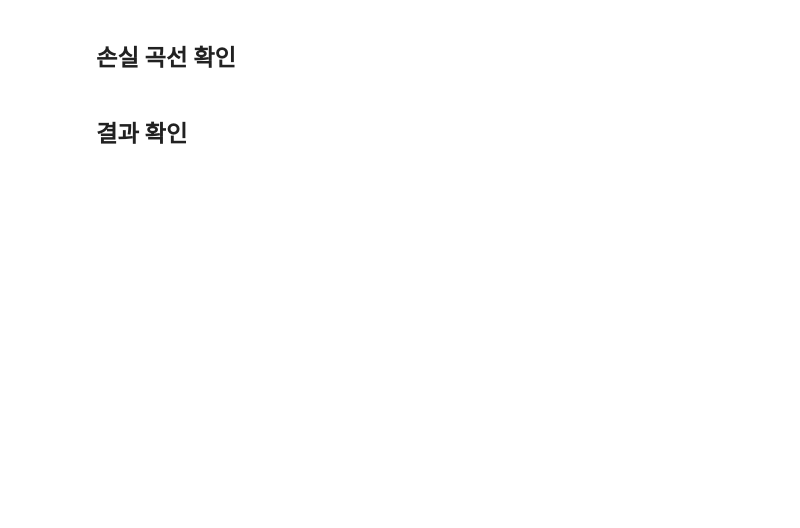
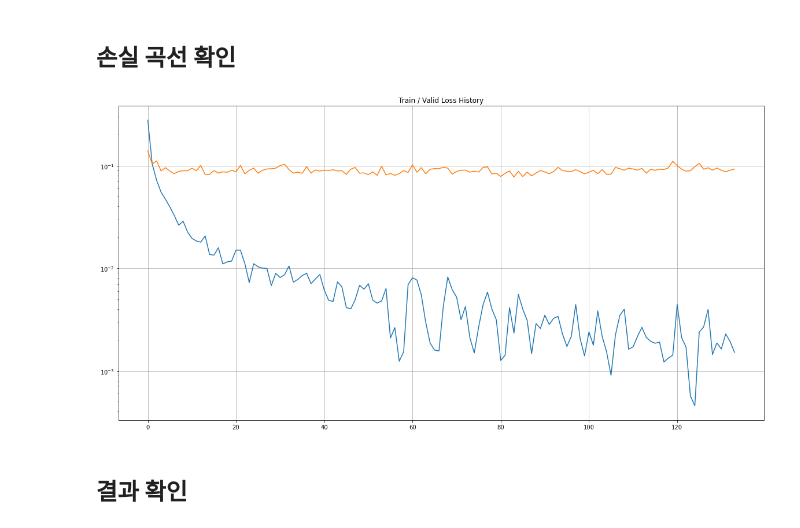
Before and after one commit to jx-dohwan/pytorch_base_study, a Jupyter notebook: chapter14/14-6_정규화.ipynb, the cells around one changed output. Saved outputs shown, nothing was run; the diff lists cells and outputs as text; code cells hidden in the pictures; blank space fills up the shorter version.

```diff
--- a/chapter14/14-6_정규화.ipynb
+++ b/chapter14/14-6_정규화.ipynb
@@ -174,10 +174,10 @@ for i in range(n_epochs):
     x_ = torch.index_select(x[0], dim=0, index=indices)
     y_ = torch.index_select(y[0], dim=0, index=indices)
 
-    x_ = x_.split(batch_size, dim = 0)
+    x_ = x_.split(batch_size, dim=0)
     y_ = y_.split(batch_size, dim=0)
 
-    train_loss, valid_loss = 0,0
+    train_loss, valid_loss = 0, 0
     y_hat = []
 
     for x_i, y_i in zip(x_, y_):
@@ -188,7 +188,7 @@ for i in range(n_epochs):
         loss.backward()
 
         optimizer.step()
-        train_loss += float(loss)
+        train_loss += float(loss) # This is very important to prevent memory leak.
 
     train_loss = train_loss / len(x_)
 
@@ -207,18 +207,17 @@ for i in range(n_epochs):
 
             y_hat += [y_hat_i]
 
-    valid_loss = valid_loss / len(x)
+    valid_loss = valid_loss / len(x_)
 
     train_history += [train_loss]
     valid_history += [valid_loss]
 
-    if (i+1) % print_interval == 0:
-        print('Epoch %d: train loss=%.4e valid_loss=%.4e lowest_loss=%.4e' %
-        (
-            i+1,
+    if (i + 1) % print_interval == 0:
+        print('Epoch %d: train loss=%.4e  valid_loss=%.4e  lowest_loss=%.4e' % (
+            i + 1,
             train_loss,
             valid_loss,
-            lowest_loss
+            lowest_loss,
         ))
 
     if valid_loss <= lowest_loss:
@@ -228,9 +227,9 @@ for i in range(n_epochs):
         best_model = deepcopy(model.state_dict())
     else:
         if early_stop > 0 and lowest_epoch + early_stop < i + 1:
-            print('There is no improvement during last %d epochs.' % early_stop)
+            print("There is no improvement during last %d epochs." % early_stop)
             break
 
-print('The best validation loss from epoch %d: %.4e' (lowest_epoch + 1, lowest_loss))
+print("The best validation loss from epoch %d: %.4e" % (lowest_epoch + 1, lowest_loss))
 model.load_state_dict(best_model)
 # %% [output]
@@ -240,14 +254,16 @@ Epoch 10: train loss=2.3397e-02 valid_loss=1.3043e+00 lowest_loss=1.1863e+00
 # %%
 plot_from = 0
 
 plt.figure(figsize=(20, 10))
 plt.grid(True)
-plt.title('Train / valid Loss History')
+plt.title("Train / Valid Loss History")
 plt.plot(
     range(plot_from, len(train_history)), train_history[plot_from:],
-    range(plot_from, len(valid_history)), valid_history[plot_from:]
+    range(plot_from, len(valid_history)), valid_history[plot_from:],
 )
 plt.yscale('log')
 plt.show()
+# %% [output]
+[figure, added]
 # %% [markdown]
 ## 결과 확인
```
Also changed, not shown: parts of 5 cells of this notebook, 11 other files.
